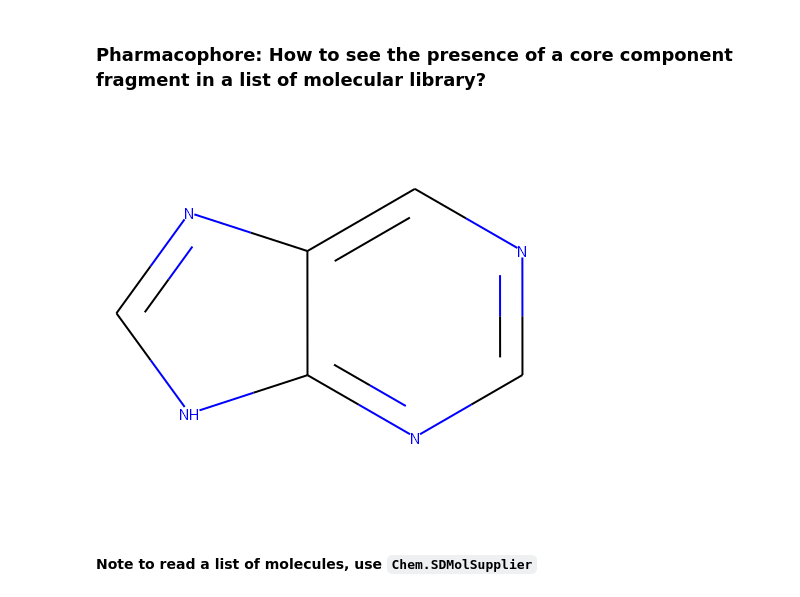
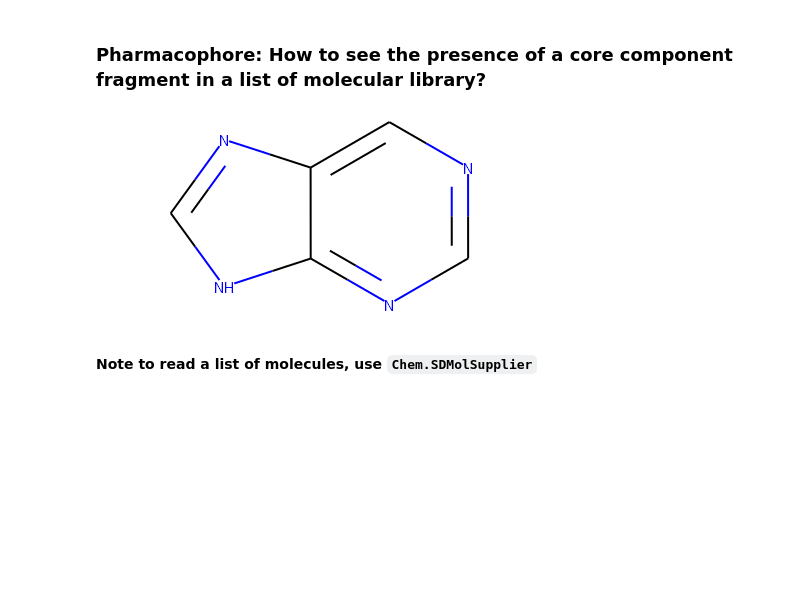
Before and after one commit to ravichas/SRWkshp1, a Jupyter notebook: GeneratingMolecularFeatures-12092019.ipynb, the cells around one changed output. Saved outputs shown, nothing was run; the diff lists cells and outputs as text; code cells hidden in the pictures; blank space fills up the shorter version.

````diff
--- a/GeneratingMolecularFeatures-12092019.ipynb
+++ b/GeneratingMolecularFeatures-12092019.ipynb
@@ -147,6 +149,7 @@ imatinib_m
 # %% [markdown]
 Now let us load the rest of the molecules
 # %%
+IPythonConsole.molSize = (450,200)
 dasatinib = 'CC1=C(C(=CC=C1)Cl)NC(=O)C2=CN=C(S2)NC3=CC(=NC(=N3)C)N4CCN(CC4)CCO'
 dasatinib_m = Chem.MolFromSmiles(dasatinib)
 rdDepictor.SetPreferCoordGen(True)
@@ -157,4 +160,5 @@ dasatinib_m
 # %%
+IPythonConsole.molSize = (450,200)
 gnf5 = 'C1=CC(=CC(=C1)C(=O)NCCO)C2=CC(=NC=N2)NC3=CC=C(C=C3)OC(F)(F)F'
 gnf5_m = Chem.MolFromSmiles(gnf5)
 rdDepictor.Compute2DCoords(gnf5_m)
@@ -164,4 +168,5 @@ gnf5_m
 # %%
+IPythonConsole.molSize = (450,200)
 dph = 'C1=CC=C(C=C1)N2C=C(C(=N2)C3=CC=C(C=C3)F)C4C(=O)NC(=O)N4'
 dph_m = Chem.MolFromSmiles(dph)
 rdDepictor.Compute2DCoords(dph_m)
@@ -318,5 +323,6 @@ imatinib_mblock = '''5291
 M  END
 '''
 imatinib_m = Chem.MolFromMolBlock(imatinib_mblock)
+IPythonConsole.molSize = (450,200)
 imatinib_m
 # %% [output]
@@ -370,11 +376,12 @@ img = Draw.MolsToGridImage(molecules, molsPerRow = 2, subImgSize=(450, 200))
 # %% [markdown]
 ### Pharmacophore: How to see the presence of a core component fragment in a list of molecular library?
 # %%
+IPythonConsole.molSize = (450,200)
 core = Chem.MolFromSmiles( 'c1ncc2nc[nH]c2n1' )
 rdDepictor.Compute2DCoords(core)
 core
 # %% [output]
-[figure, old version]
+[figure, new version]
 # %% [markdown]
 #### Note to read a list of molecules, use ```Chem.SDMolSupplier```
 # %%
````
Also changed, not shown: parts of 15 cells of this notebook.
